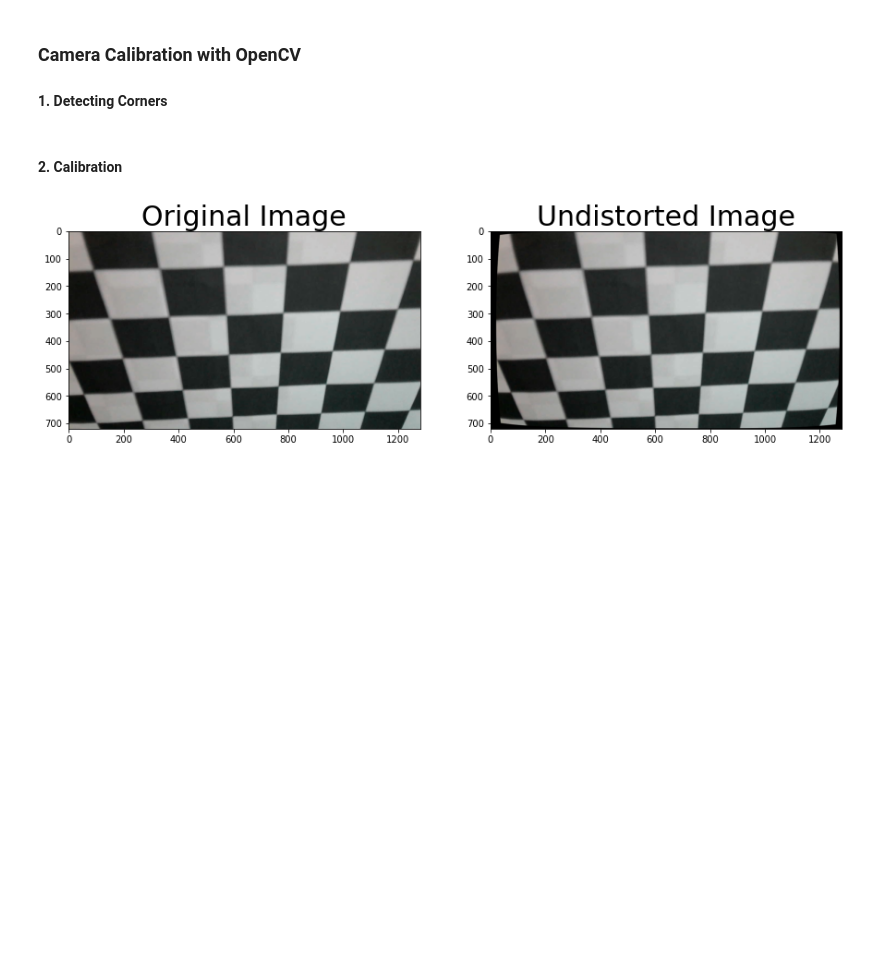
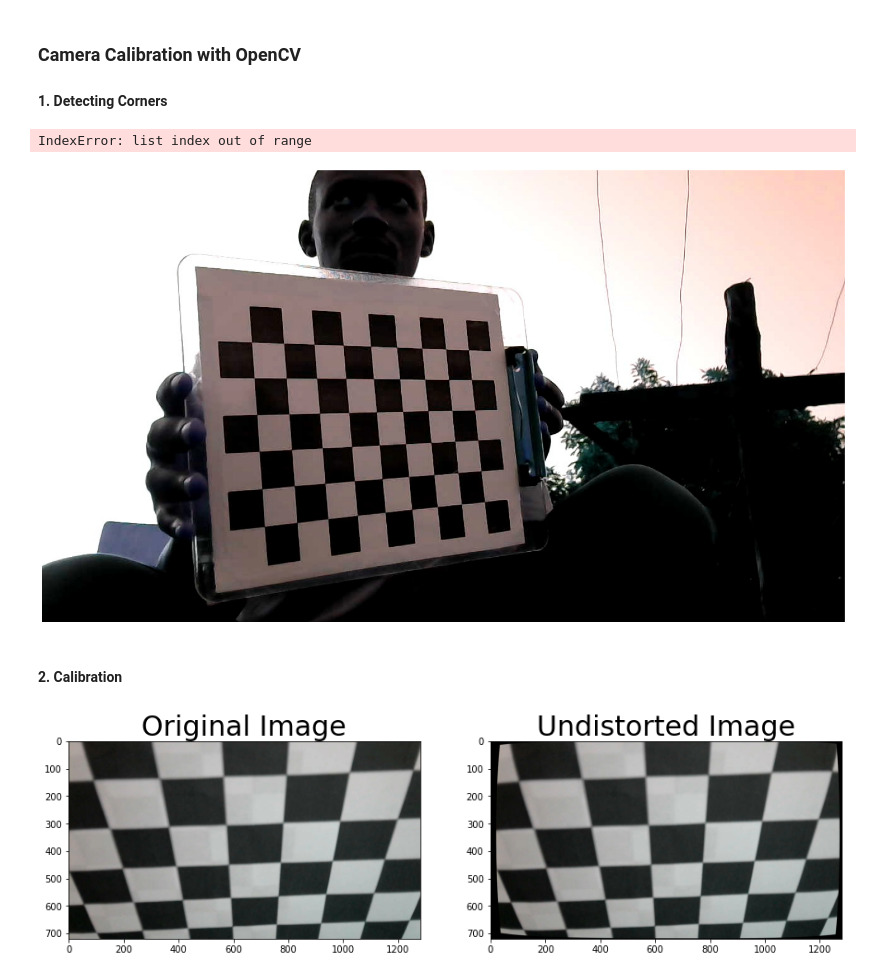
Before and after one commit to kiplimock/forest-project, a Jupyter notebook: calibration.ipynb, the cells around one changed output. Cells and saved outputs as stored; diff of their text form; code cells hidden in the pictures; blank space fills up the shorter version.

Commit message:
constrained the calibration

```diff
--- a/calibration.ipynb
+++ b/calibration.ipynb
@@ -22,26 +22,37 @@ objpoints = [] # 3D coordinates in real world space
 imgpoints = [] # 2D coordinates in image plane
 
 # make list of calibration images
-images = glob.glob('calibration_images/calib_*.jpg')
+images = glob.glob('images/cam1/take5/*.jpg')
 
-for index, fname in enumerate(images):
-    img = cv2.imread(fname)
-    gray = cv2.cvtColor(img, cv2.COLOR_BGR2GRAY) # convert to grayscale
+# for index, fname in enumerate(images):
+img = cv2.imread(images[2])
+gray = cv2.cvtColor(img, cv2.COLOR_BGR2GRAY) # convert to grayscale
 
-    # Find the chessboard corners
-    ret, corners = cv2.findChessboardCorners(gray, (nx, ny), None)
+# Find the chessboard corners
+ret, corners = cv2.findChessboardCorners(gray, (nx, ny), None)
 
-    # if found, draw the corners
-    if ret == True:
-        objpoints.append(objp)
-        imgpoints.append(corners)
+# if found, draw the corners
+if ret == True:
+    objpoints.append(objp)
+    imgpoints.append(corners)
 
-        # Draw and display the corners
-        cv2.drawChessboardCorners(img, (nx, ny), corners, ret)
-        cv2.imshow('img', img)
-        cv2.waitKey(500)
+    # Draw and display the corners
+    cv2.drawChessboardCorners(img, (nx, ny), corners, ret)
+    plt.figure(figsize=(30,15))
+    plt.imshow(img), plt.axis('off')
+    plt.show()
+    # cv2.waitKey(500)
 
-cv2.destroyAllWindows()
+# cv2.destroyAllWindows()
+# %% [output]
+IndexError: list index out of range
+# %%
+img = cv2.imread(images[16])
+plt.figure(figsize=(30,15))
+plt.imshow(img), plt.axis('off')
+plt.show()
+# %% [output]
+[figure, added]
 # %% [markdown]
 #### 2. Calibration
 # %%
```
Also changed, not shown: 12 other files.
